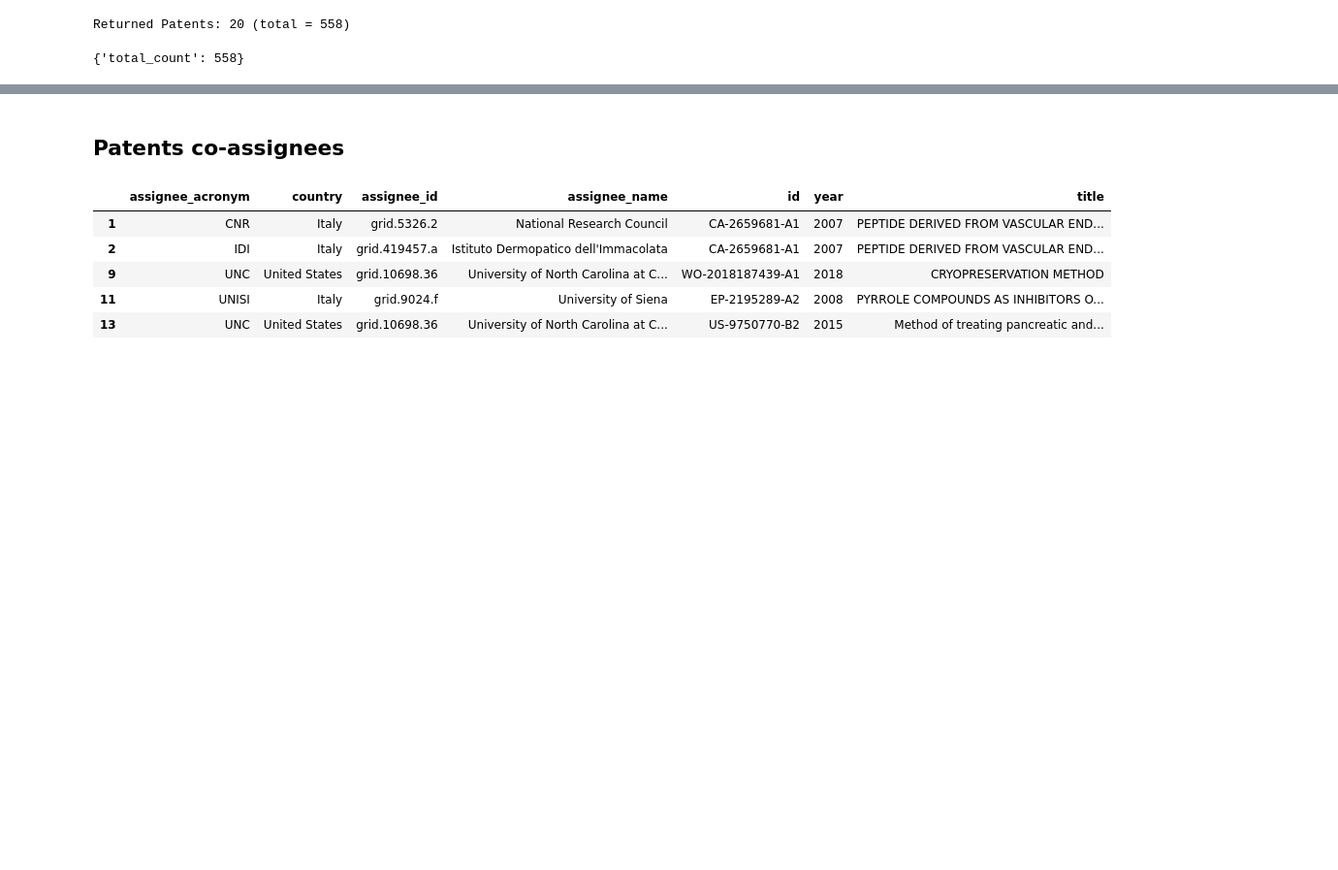
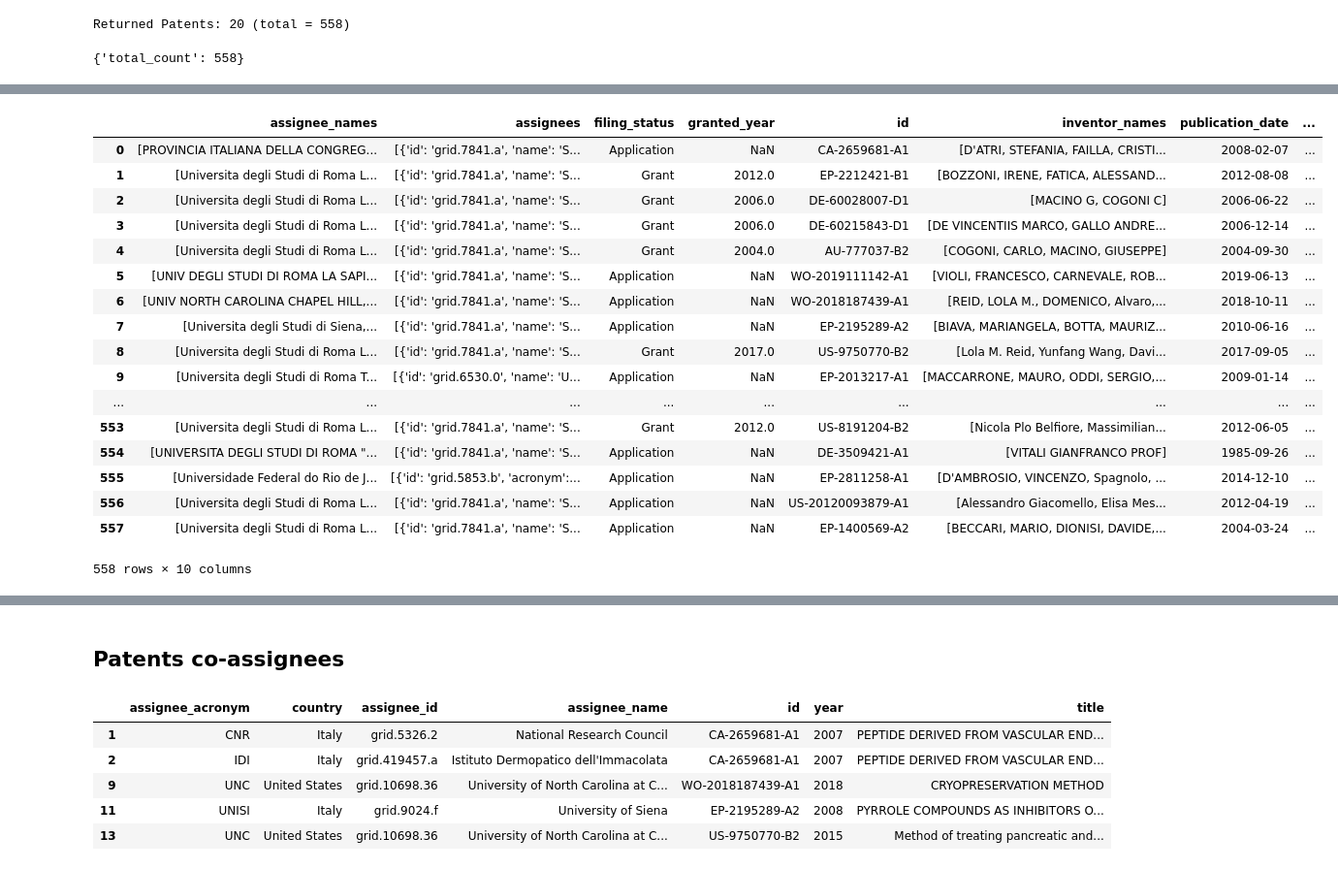
Before and after one commit to digital-science/dimensions-api-lab, a Jupyter notebook: 3-workshops/2019-09 Rome University ISSI conference/5. Rome - Patents.ipynb, the cells around one changed output, grey strips where cells are left out. Shown at 97% size. Drawn from its saved outputs; the diff is of its cells as text; code cells hidden in the pictures; blank space fills up the shorter version.

```diff
--- a/3-workshops/2019-09 Rome University ISSI conference/5. Rome - Patents.ipynb
+++ b/3-workshops/2019-09 Rome University ISSI conference/5. Rome - Patents.ipynb
@@ -31,4 +32,25 @@ df = data.as_dataframe()
 Returned Patents: 558 (total = 558)
+# %%
+df
+# %% [output]
+|  | assignee_names | assignees | filing_status | granted_year | id | inventor_names | publication_date | ... |
+| 0 | [PROVINCIA ITALIANA DELLA CONGREG... | [{'id': 'grid.7841.a', 'name': 'S... | Application | NaN | CA-2659681-A1 | [D'ATRI, STEFANIA, FAILLA, CRISTI... | 2008-02-07 | ... |
+| 1 | [Universita degli Studi di Roma L... | [{'id': 'grid.7841.a', 'name': 'S... | Grant | 2012.0 | EP-2212421-B1 | [BOZZONI, IRENE, FATICA, ALESSAND... | 2012-08-08 | ... |
+| 2 | [Universita degli Studi di Roma L... | [{'id': 'grid.7841.a', 'name': 'S... | Grant | 2006.0 | DE-60028007-D1 | [MACINO G, COGONI C] | 2006-06-22 | ... |
+| 3 | [Universita degli Studi di Roma L... | [{'id': 'grid.7841.a', 'name': 'S... | Grant | 2006.0 | DE-60215843-D1 | [DE VINCENTIIS MARCO, GALLO ANDRE... | 2006-12-14 | ... |
+| 4 | [Universita degli Studi di Roma L... | [{'id': 'grid.7841.a', 'name': 'S... | Grant | 2004.0 | AU-777037-B2 | [COGONI, CARLO, MACINO, GIUSEPPE] | 2004-09-30 | ... |
+| 5 | [UNIV DEGLI STUDI DI ROMA LA SAPI... | [{'id': 'grid.7841.a', 'name': 'S... | Application | NaN | WO-2019111142-A1 | [VIOLI, FRANCESCO, CARNEVALE, ROB... | 2019-06-13 | ... |
+| 6 | [UNIV NORTH CAROLINA CHAPEL HILL,... | [{'id': 'grid.7841.a', 'name': 'S... | Application | NaN | WO-2018187439-A1 | [REID, LOLA M., DOMENICO, Alvaro,... | 2018-10-11 | ... |
+| 7 | [Universita degli Studi di Siena,... | [{'id': 'grid.7841.a', 'name': 'S... | Application | NaN | EP-2195289-A2 | [BIAVA, MARIANGELA, BOTTA, MAURIZ... | 2010-06-16 | ... |
+| 8 | [Universita degli Studi di Roma L... | [{'id': 'grid.7841.a', 'name': 'S... | Grant | 2017.0 | US-9750770-B2 | [Lola M. Reid, Yunfang Wang, Davi... | 2017-09-05 | ... |
+| 9 | [Universita degli Studi di Roma T... | [{'id': 'grid.6530.0', 'name': 'U... | Application | NaN | EP-2013217-A1 | [MACCARRONE, MAURO, ODDI, SERGIO,... | 2009-01-14 | ... |
+| ... | ... | ... | ... | ... | ... | ... | ... | ... |
+| 553 | [Universita degli Studi di Roma L... | [{'id': 'grid.7841.a', 'name': 'S... | Grant | 2012.0 | US-8191204-B2 | [Nicola Plo Belfiore, Massimilian... | 2012-06-05 | ... |
+| 554 | [UNIVERSITA DEGLI STUDI DI ROMA "... | [{'id': 'grid.7841.a', 'name': 'S... | Application | NaN | DE-3509421-A1 | [VITALI GIANFRANCO PROF] | 1985-09-26 | ... |
+| 555 | [Universidade Federal do Rio de J... | [{'id': 'grid.5853.b', 'acronym':... | Application | NaN | EP-2811258-A1 | [D'AMBROSIO, VINCENZO, Spagnolo, ... | 2014-12-10 | ... |
+| 556 | [Universita degli Studi di Roma L... | [{'id': 'grid.7841.a', 'name': 'S... | Application | NaN | US-20120093879-A1 | [Alessandro Giacomello, Elisa Mes... | 2012-04-19 | ... |
+| 557 | [Universita degli Studi di Roma L... | [{'id': 'grid.7841.a', 'name': 'S... | Application | NaN | EP-1400569-A2 | [BECCARI, MARIO, DIONISI, DAVIDE,... | 2004-03-24 | ... |
+558 rows × 10 columns
 # %%
 px.histogram(df, x="year", y="id", color="filing_status", hover_data=['assignee_names'])
 # %% [output]
```
Also changed, not shown: parts of 6 cells of this notebook, 6 other files.
